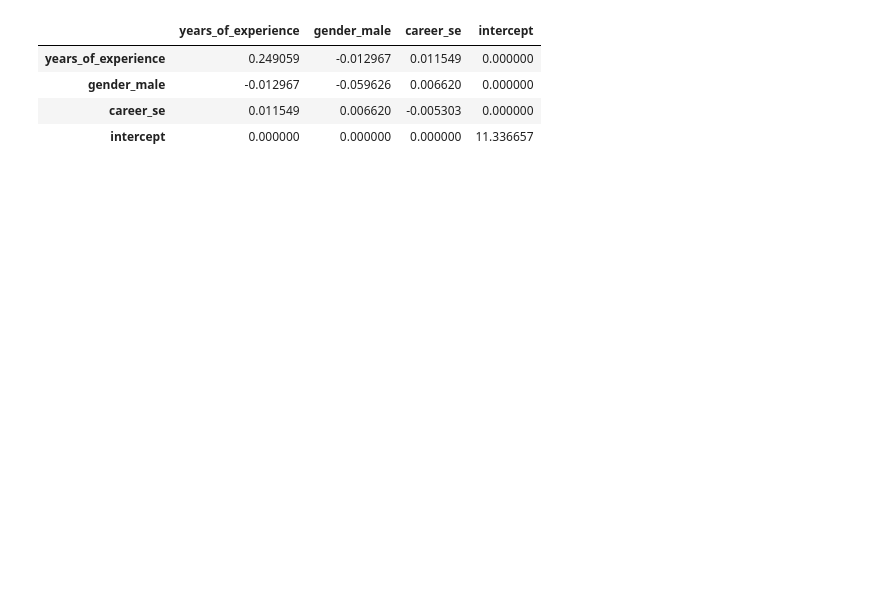
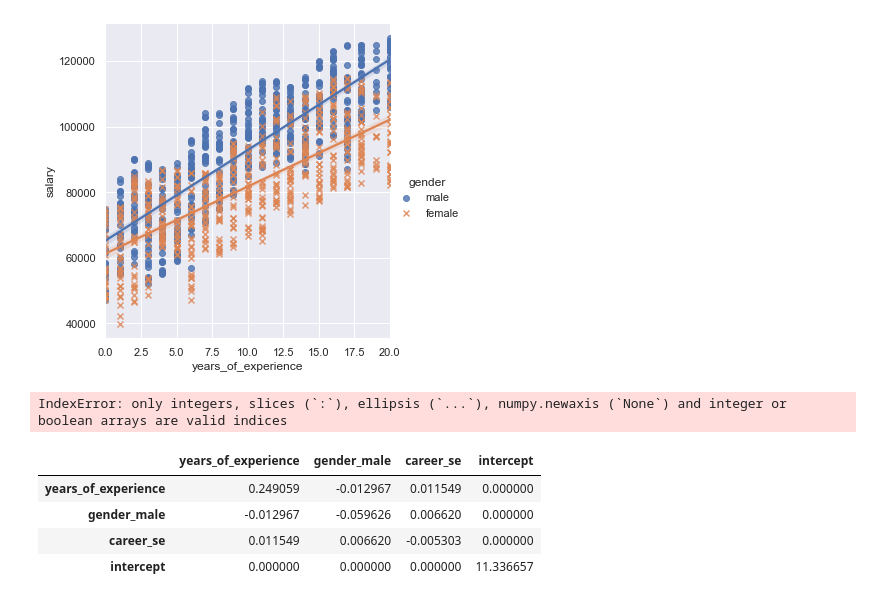
Before and after one commit to codingWithAndy/CSCM21-Abuses_Biases_and_Blessing_of_Data, a Jupyter notebook: Assignments/Part 2/solution.ipynb, the cells around one changed output. Cells and saved outputs as stored; diff of their text form; code cells hidden in the pictures; blank space fills up the shorter version.

```diff
--- a/Assignments/Part 2/solution.ipynb
+++ b/Assignments/Part 2/solution.ipynb
@@ -21,0 +55,3 @@ X_test['y_hat_with_bias'] = np.exp(xgb_model.predict(dtest)) - 1
+# %%
+sns.set_theme(color_codes=True)
+tips = data
@@ -22,3 +67,20 @@ X_test['y_hat_with_bias'] = np.exp(xgb_model.predict(dtest)) - 1
+# %%
+se_data = data[data['career']=='se']
+# %%
+sns.lmplot(x="years_of_experience", y="salary", hue="gender",  data=se_data, markers=["o", "x"],);
+# %% [output]
+[figure, added]
+# %%
+import shap
+
+explainer = shap.Explainer(xgb_model, X_test)
+shap_values = explainer(X_test[:1523])
+
+# visualize the first prediction's explanation
+shap.plots.scatter(shap_values[:,'years_of_experience'], color=shap_values['gender'])
+#shap.plots.scatter(shap_values[:,'y_hat_with_bias'], color=shap_values)
+# %% [output]
+IndexError: only integers, slices (`:`), ellipsis (`...`), numpy.newaxis (`None`) and integer or boolean arrays are valid indices
 # %%
 feature_names = dtest.feature_names
 interactions = xgb_model.predict(dtest, pred_interactions=True)
```
Also changed, not shown: parts of 31 cells of this notebook.
